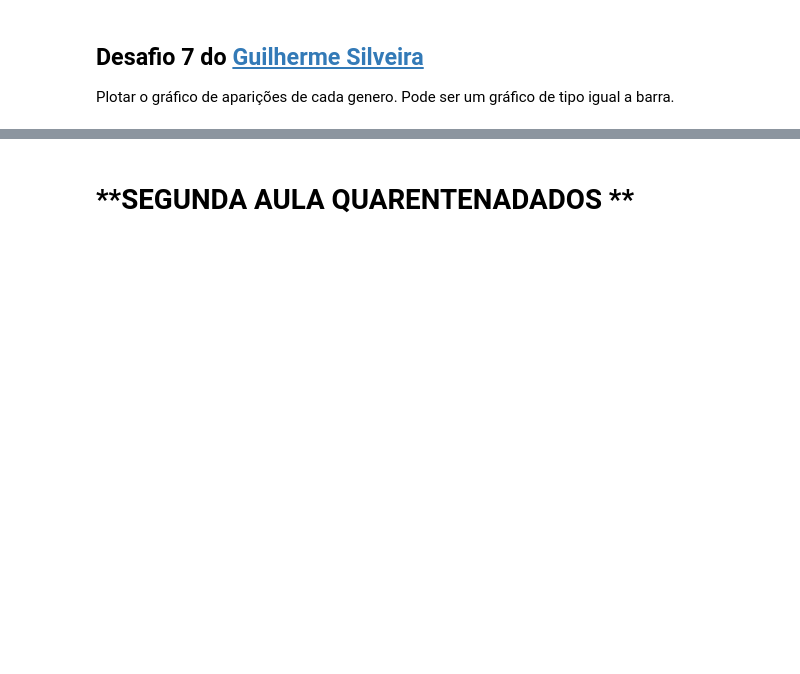
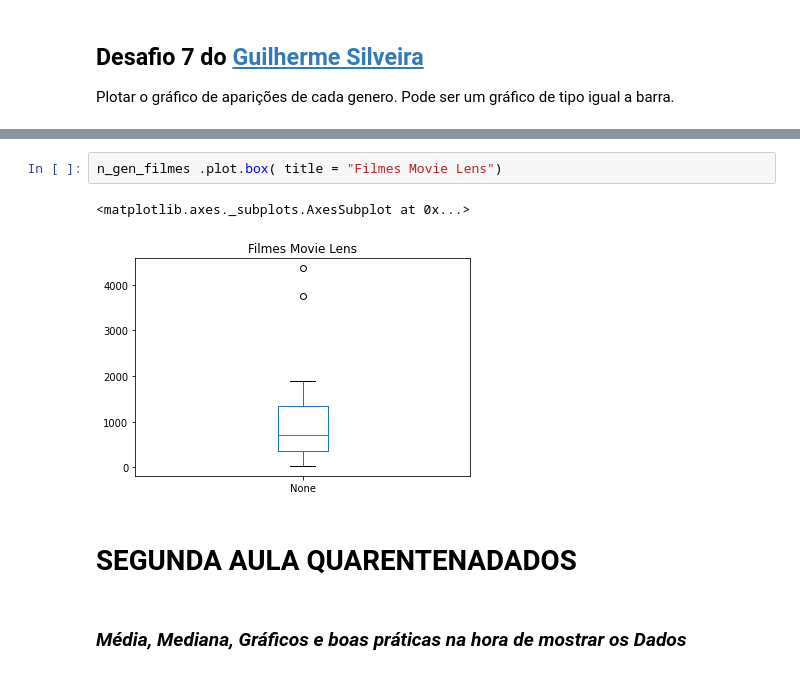
Before and after one commit to mcristinee/Aulas-Alura-Quarentenadados, a Jupyter notebook: Aulas_Análise_de_Dados_Alura.ipynb, the cells around one changed output, grey strips where cells are left out. Cells and saved outputs as stored; diff of their text form; blank space fills up the shorter version.

```diff
--- a/Aulas_Análise_de_Dados_Alura.ipynb
+++ b/Aulas_Análise_de_Dados_Alura.ipynb
@@ -199,2 +227,9 @@ Plotar o gráfico de aparições de cada genero. Pode ser um gráfico de tipo ig
+# %%
+n_gen_filmes .plot.box( title = "Filmes Movie Lens")
+# %% [output]
+<matplotlib.axes._subplots.AxesSubplot at 0x...>
+[figure, added]
 # %% [markdown]
-# **SEGUNDA AULA QUARENTENADADOS **
+# **SEGUNDA AULA QUARENTENADADOS**
+# %% [markdown]
+### *Média, Mediana, Gráficos e boas práticas na hora de mostrar os Dados*
```
Also changed, not shown: parts of 10 cells of this notebook.
